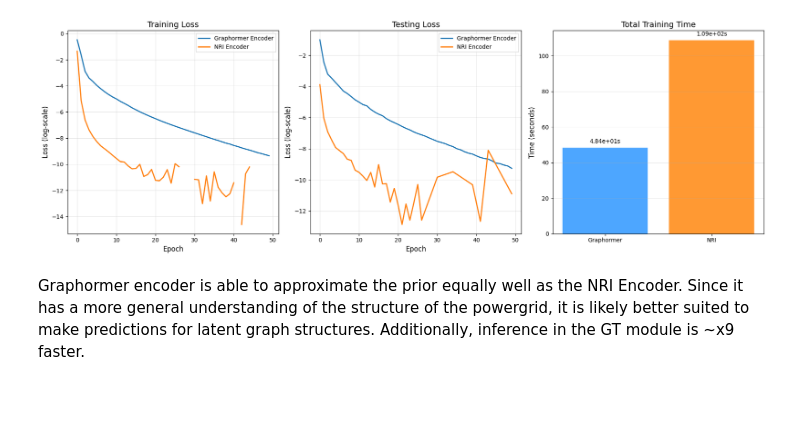
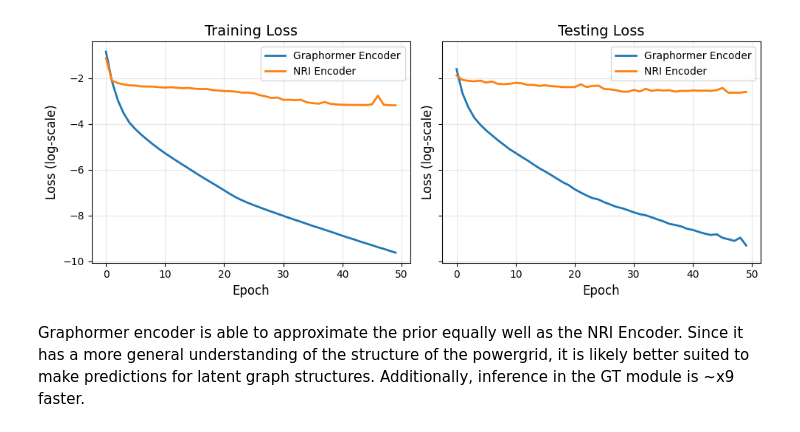
Before and after one commit to HansDampf37/NRI-for-explainable-RL-in-Power-Grids, a Jupyter notebook: src/visualization/graphormer_vs_nri_encoder_prior_approx.ipynb, the cells around one changed output. Saved outputs shown, nothing was run; the diff lists cells and outputs as text; code cells hidden in the pictures; blank space fills up the shorter version.

Commit message:
graphormer encoder experiments for thesis

```diff
--- a/src/visualization/graphormer_vs_nri_encoder_prior_approx.ipynb
+++ b/src/visualization/graphormer_vs_nri_encoder_prior_approx.ipynb
@@ -26,7 +36,9 @@ def get_env():
             "voltage": [-142.1, 142.1],
             "voltage_angle": [-14.212, 1.246],
             "current": [0, 1512],
-            "rho": [0, 1]
+            "rho": [0, 1],
+            "bus_indices": [0, 1],
+            "substation_indices": [0, 1]
         }))
 
 
@@ -40,8 +52,8 @@ prior = prior_from_env(prior_for_graph_edges, env)
 ds: GraphDataset = create_dataset(env, prior, ds_size)
 ds_test: GraphDataset = create_dataset(get_env(), prior, ds_size // 10)
 # %%
-graphormer_encoder = GraphormerNRIEncoder(x_dim=env.observation_space.x_dim, hidden_dim=16, num_layers=1, num_edge_types=2, max_degree=7, max_path_distance=9)
-nri_encoder = Encoder(x_dim=env.observation_space.x_dim, hidden_dim=16, num_edge_types=2, dropout_prob=0.0)
+graphormer_encoder = GraphormerNRIEncoder(x_dim=env.observation_space.x_dim, hidden_dim=16, num_layers=2, num_edge_types=2, max_degree=7, max_path_distance=9)
+nri_encoder = Encoder(x_dim=env.observation_space.x_dim, hidden_dim=16, num_edge_types=2, dropout_prob=0.0, mark_powergrid_edges=False)
 
 results = {
     "Graphormer": {"loss": [], "time": -1},
@@ -61,6 +73,7 @@ for name, encoder in encoders.items():
         testing_ds=ds_test,
         batch_size=1,
         evaluate_every_k_epochs=1,
-        num_epochs=50
+        num_epochs=50,
+        verbose=True
     )
     results[name]["time"] = (time.time() - start)
@@ -67,5 +130,5 @@ for name, encoder in encoders.items():
 # %%
-fig, axes = plt.subplots(1, 3, figsize=(18, 6))
+fig, axes = plt.subplots(1, 2, figsize=(10, 4), sharex=True, sharey=True)
 
 # ----- Loss Plot -----
 graphormer_train_loss = np.log(np.array([train for train, _ in results["Graphormer"]["loss"]]) + eps)
@@ -78,47 +141,49 @@ axes[0].set_title("Training Loss", fontsize=14)
 axes[0].set_xlabel("Epoch", fontsize=12)
 axes[0].set_ylabel("Loss (log-scale)", fontsize=12)
 axes[0].grid(alpha=0.3)
 axes[0].legend()
 
 # ----- Testing Loss Plot -----
 graphormer_test_loss = np.log(np.array([test for _, test in results["Graphormer"]["loss"]], dtype=np.float32) + eps)
 nri_test_loss = np.log(np.array([test for _, test in results["NRI"]["loss"]], dtype=np.float32) + eps)
 x = np.arange(len(graphormer_test_loss))
 graphormer_mask = ~np.isnan(graphormer_test_loss)
 nri_mask = ~np.isnan(nri_test_loss)
 
 axes[1].plot(x[graphormer_mask], graphormer_test_loss[graphormer_mask], label="Graphormer Encoder", linewidth=2)
 axes[1].plot(x[nri_mask], nri_test_loss[nri_mask], label="NRI Encoder", linewidth=2)
 
 axes[1].set_title("Testing Loss", fontsize=14)
 axes[1].set_xlabel("Epoch", fontsize=12)
 axes[1].set_ylabel("Loss (log-scale)", fontsize=12)
 axes[1].grid(alpha=0.3)
 axes[1].legend()
 
 # ----- Inference Time Bar Chart -----
-methods = ["Graphormer", "NRI"]
-values = [results["Graphormer"]["time"], results["NRI"]["time"]]
+#methods = ["Graphormer", "NRI"]
+#values = [results["Graphormer"]["time"], results["NRI"]["time"]]
 
-bars = axes[2].bar(methods, values, color=["#4da6ff", "#ff9933"])
+#bars = axes[2].bar(methods, values, color=["#4da6ff", "#ff9933"])
 
 # Add exact value labels above bars
-for bar, val in zip(bars, values):
-    axes[2].annotate(f"{val:.2e}s",
-                     xy=(bar.get_x() + bar.get_width() / 2, val),
-                     xytext=(0, 6),
-                     textcoords="offset points",
-                     ha="center", va="bottom",
-                     fontsize=10)
+#for bar, val in zip(bars, values):
+#    axes[2].annotate(f"{val:.2e}s",
+#                     xy=(bar.get_x() + bar.get_width() / 2, val),
+#                     xytext=(0, 6),
+#                     textcoords="offset points",
+#                     ha="center", va="bottom",
+#                     fontsize=10)
 
-axes[2].set_title("Total Training Time", fontsize=14)
-axes[2].set_ylabel("Time (seconds)", fontsize=12)
-axes[2].grid(axis="y", alpha=0.3)
+#axes[2].set_title("Total Training Time", fontsize=14)
+#axes[2].set_ylabel("Time (seconds)", fontsize=12)
+#axes[2].grid(axis="y", alpha=0.3)
 
 plt.tight_layout()
+plt.savefig(Path("output/encoder/comparison_training_testing_loss.png"))
+plt.savefig(Path("output/encoder/comparison_training_testing_loss.svg"))
 plt.show()
 # %% [output]
-[figure, old version]
+[figure, new version]
 # %% [markdown]
 Graphormer encoder is able to approximate the prior equally well as the NRI Encoder. Since it has a more general understanding of the structure of the powergrid, it is likely better suited to make predictions for latent graph structures. Additionally, inference in the GT module is ~x9 faster.
 # %%
```
Also changed, not shown: parts of 5 cells of this notebook, 19 other files.
